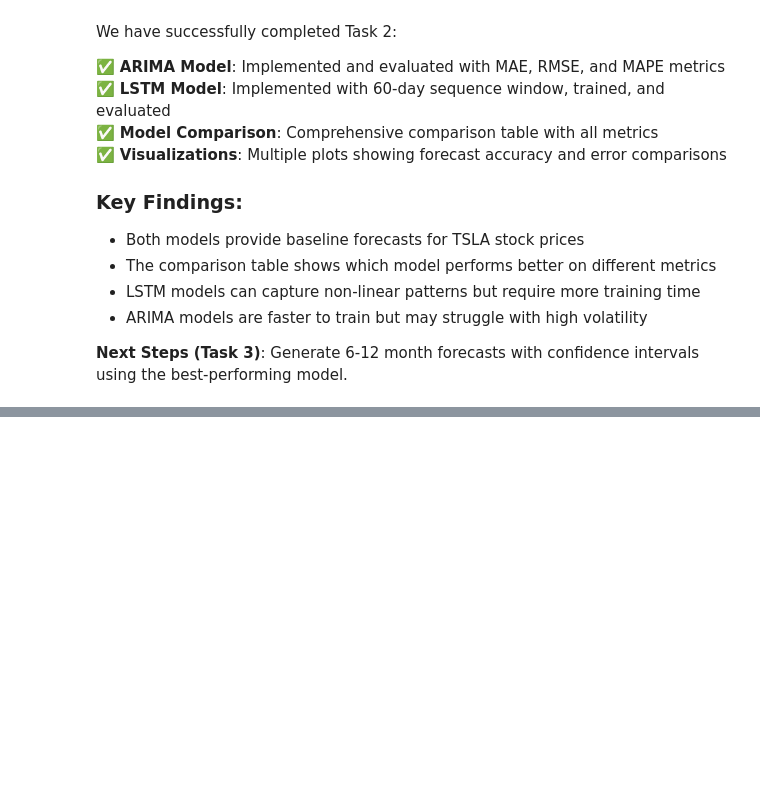
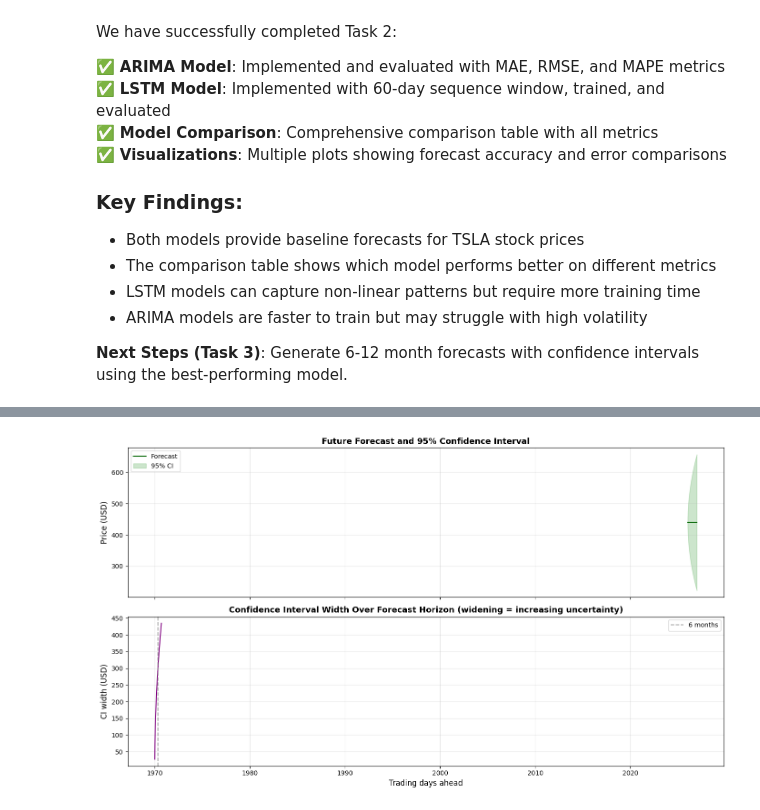
Before and after one commit to linat117/Time-Series-Forecasting-for-Portfolio-Management-Optimization, a Jupyter notebook: notebooks/02_arima_model_tsla.ipynb, the cells around one changed output, grey strips where cells are left out. Drawn from its saved outputs; the diff is of its cells as text; code cells hidden in the pictures; blank space fills up the shorter version.

```diff
--- a/notebooks/02_arima_model_tsla.ipynb
+++ b/notebooks/02_arima_model_tsla.ipynb
@@ -413,0 +506,25 @@ We have successfully completed Task 2:
+# %%
+# Confidence interval width over the 12-month forecast horizon
+ci_width = (future_upper - future_lower).values
+fig, (ax1, ax2) = plt.subplots(2, 1, figsize=(14, 8), sharex=True)
+
+# Future forecast with CI
+ax1.plot(future_mean.index, future_mean.values, color="darkgreen", linewidth=1.5, label="Forecast")
+ax1.fill_between(future_mean.index, future_lower.values, future_upper.values, color="green", alpha=0.2, label="95% CI")
+ax1.set_ylabel("Price (USD)", fontsize=12)
+ax1.set_title("Future Forecast and 95% Confidence Interval", fontsize=13, fontweight="bold")
+ax1.legend(loc="upper left")
+ax1.grid(True, alpha=0.3)
+
+# CI width over time (index = steps ahead)
+ax2.plot(range(len(ci_width)), ci_width, color="purple", linewidth=1.5)
+ax2.axvline(x=126, color="gray", linestyle="--", alpha=0.7, label="6 months")
+ax2.set_xlabel("Trading days ahead", fontsize=12)
+ax2.set_ylabel("CI width (USD)", fontsize=12)
+ax2.set_title("Confidence Interval Width Over Forecast Horizon (widening = increasing uncertainty)", fontsize=13, fontweight="bold")
+ax2.legend()
+ax2.grid(True, alpha=0.3)
+plt.tight_layout()
+plt.show()
+# %% [output]
+[figure, added]
```
Also changed, not shown: parts of 24 cells of this notebook.
